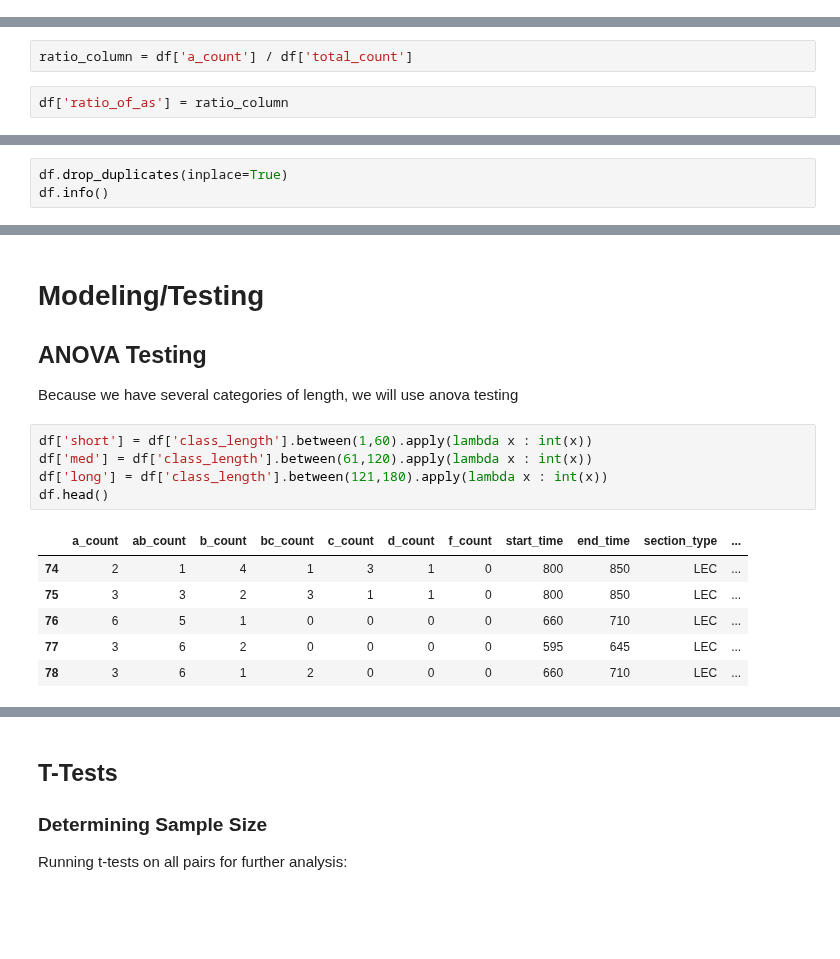
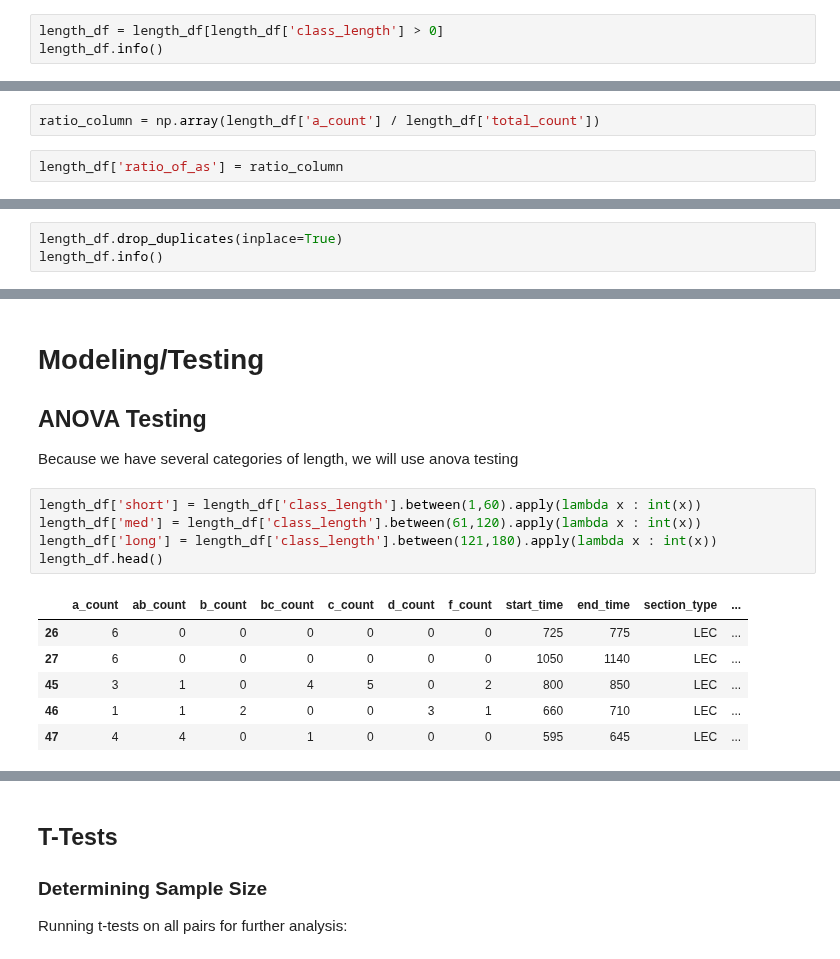
Before and after one commit to kayschulz/build_course_schedule, a Jupyter notebook: length_and_grades.ipynb, the cells around one changed output, grey strips where cells are left out. Drawn from its saved outputs; the diff is of its cells as text; blank space fills up the shorter version.

```diff
--- a/length_and_grades.ipynb
+++ b/length_and_grades.ipynb
@@ -131,0 +105,3 @@ memory usage: 9.7+ MB
+# %%
+length_df = length_df[length_df['class_length'] > 0]
+length_df.info()
@@ -172,6 +144,6 @@ Name: class_length, dtype: int64
 # %% [markdown]
 Calculate the Ratio of As for each class
 # %%
-ratio_column = df['a_count'] / df['total_count']
+ratio_column = np.array(length_df['a_count'] / length_df['total_count'])
 # %%
-df['ratio_of_as'] = ratio_column
+length_df['ratio_of_as'] = ratio_column
@@ -180,5 +152,5 @@ There are some duplicate rows, so we can drop those.
 # %%
-df.drop_duplicates(inplace=True)
-df.info()
+length_df.drop_duplicates(inplace=True)
+length_df.info()
 # %% [output]
 <class 'pandas.core.frame.DataFrame'>
@@ -237,16 +209,16 @@ plt.show();
 
 Because we have several categories of length, we will use anova testing
 # %%
-df['short'] = df['class_length'].between(1,60).apply(lambda x : int(x))
-df['med'] = df['class_length'].between(61,120).apply(lambda x : int(x))
-df['long'] = df['class_length'].between(121,180).apply(lambda x : int(x))
-df.head()
+length_df['short'] = length_df['class_length'].between(1,60).apply(lambda x : int(x))
+length_df['med'] = length_df['class_length'].between(61,120).apply(lambda x : int(x))
+length_df['long'] = length_df['class_length'].between(121,180).apply(lambda x : int(x))
+length_df.head()
 # %% [output]
 |  | a_count | ab_count | b_count | bc_count | c_count | d_count | f_count | start_time | end_time | section_type | ... |
-| 74 | 2 | 1 | 4 | 1 | 3 | 1 | 0 | 800 | 850 | LEC | ... |
-| 75 | 3 | 3 | 2 | 3 | 1 | 1 | 0 | 800 | 850 | LEC | ... |
-| 76 | 6 | 5 | 1 | 0 | 0 | 0 | 0 | 660 | 710 | LEC | ... |
-| 77 | 3 | 6 | 2 | 0 | 0 | 0 | 0 | 595 | 645 | LEC | ... |
-| 78 | 3 | 6 | 1 | 2 | 0 | 0 | 0 | 660 | 710 | LEC | ... |
+| 26 | 6 | 0 | 0 | 0 | 0 | 0 | 0 | 725 | 775 | LEC | ... |
+| 27 | 6 | 0 | 0 | 0 | 0 | 0 | 0 | 1050 | 1140 | LEC | ... |
+| 45 | 3 | 1 | 0 | 4 | 5 | 0 | 2 | 800 | 850 | LEC | ... |
+| 46 | 1 | 1 | 2 | 0 | 0 | 3 | 1 | 660 | 710 | LEC | ... |
+| 47 | 4 | 4 | 0 | 1 | 0 | 0 | 0 | 595 | 645 | LEC | ... |
 # %%
 formula = "ratio_of_as ~ C(short) + C(med) + C(long)"
```
Also changed, not shown: parts of 30 cells of this notebook, 5 other files.
